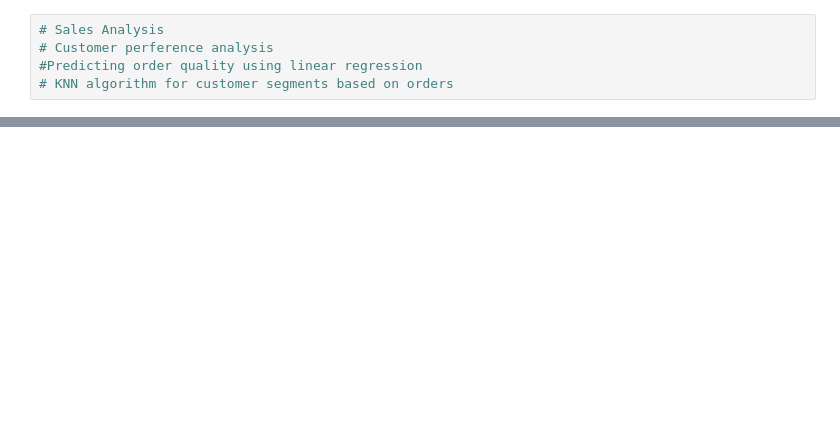
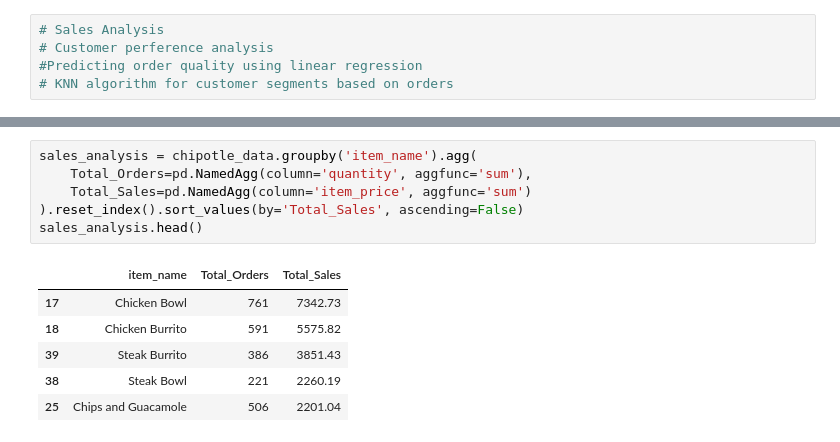
Before and after one commit to RakshithaMraksh/tacobell_sales_analysis, a Jupyter notebook: tacobel/index.ipynb, the cells around one changed output, grey strips where cells are left out. Saved outputs shown, nothing was run; the diff lists cells and outputs as text; blank space fills up the shorter version.

```diff
--- a/tacobel/index.ipynb
+++ b/tacobel/index.ipynb
@@ -17,0 +26,13 @@ NameError: name 'pd' is not defined
+# %%
+sales_analysis = chipotle_data.groupby('item_name').agg(
+    Total_Orders=pd.NamedAgg(column='quantity', aggfunc='sum'),
+    Total_Sales=pd.NamedAgg(column='item_price', aggfunc='sum')
+).reset_index().sort_values(by='Total_Sales', ascending=False)
+sales_analysis.head()
+# %% [output]
+|  | item_name | Total_Orders | Total_Sales |
+| 17 | Chicken Bowl | 761 | 7342.73 |
+| 18 | Chicken Burrito | 591 | 5575.82 |
+| 39 | Steak Burrito | 386 | 3851.43 |
+| 38 | Steak Bowl | 221 | 2260.19 |
+| 25 | Chips and Guacamole | 506 | 2201.04 |
```
Also changed, not shown: parts of 7 cells of this notebook.
